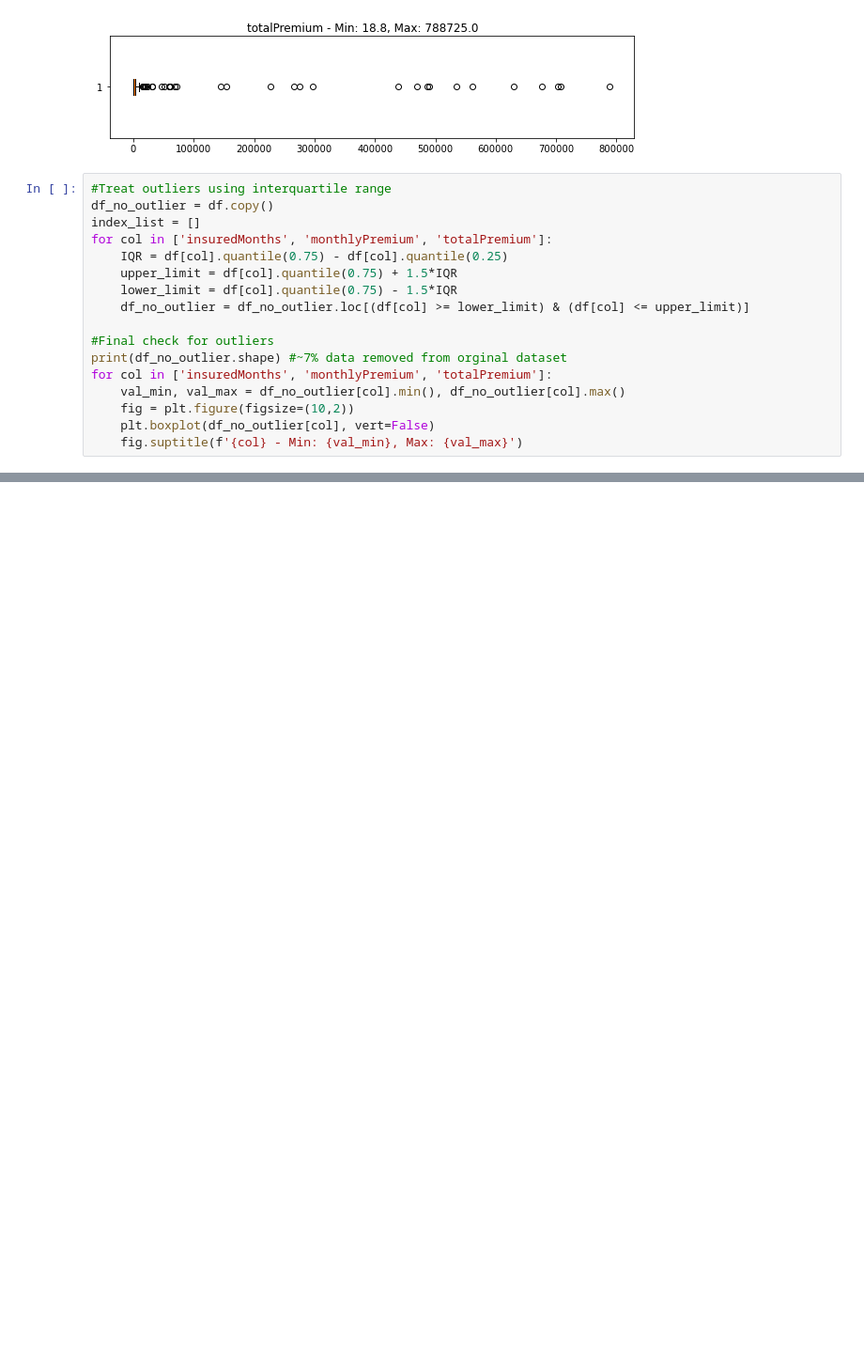
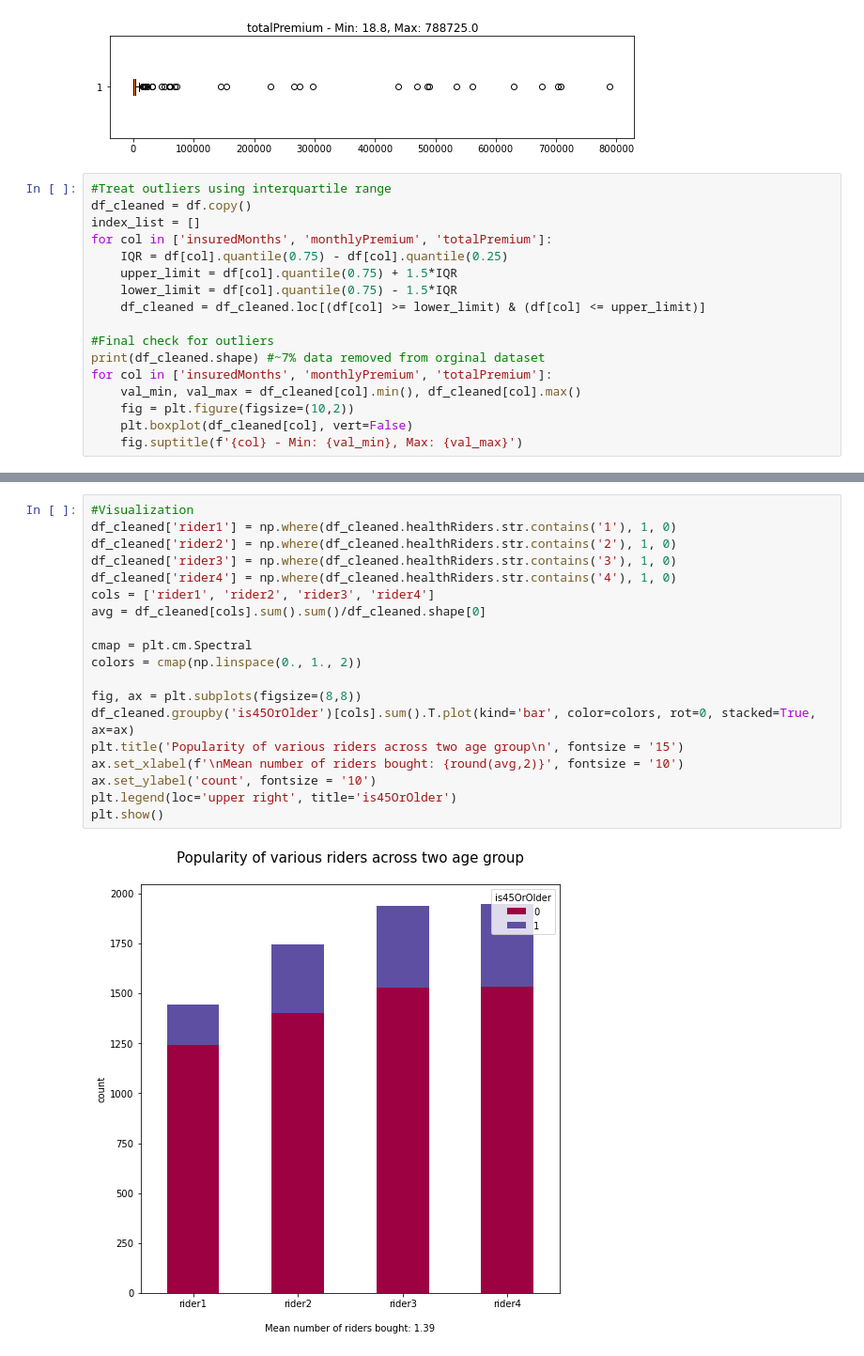
Before and after one commit to tayhuihong/VICA_submission, a Jupyter notebook: task1.ipynb, the cells around one changed output, grey strips where cells are left out. Shown at 94% size. Saved outputs shown, nothing was run; the diff lists cells and outputs as text; blank space fills up the shorter version.

Commit message:
Worked on data exploration
Finished data cleaning, tried to gather various insights about datasets

```diff
--- a/task1.ipynb
+++ b/task1.ipynb
@@ -200,19 +218,19 @@ for col in ['insuredMonths', 'monthlyPremium', 'totalPremium']:
 [figure]
 # %%
 #Treat outliers using interquartile range
-df_no_outlier = df.copy()
+df_cleaned = df.copy()
 index_list = []
 for col in ['insuredMonths', 'monthlyPremium', 'totalPremium']:
     IQR = df[col].quantile(0.75) - df[col].quantile(0.25)
     upper_limit = df[col].quantile(0.75) + 1.5*IQR
     lower_limit = df[col].quantile(0.75) - 1.5*IQR
-    df_no_outlier = df_no_outlier.loc[(df[col] >= lower_limit) & (df[col] <= upper_limit)]
+    df_cleaned = df_cleaned.loc[(df[col] >= lower_limit) & (df[col] <= upper_limit)]
 
 #Final check for outliers
-print(df_no_outlier.shape) #~7% data removed from orginal dataset
+print(df_cleaned.shape) #~7% data removed from orginal dataset
 for col in ['insuredMonths', 'monthlyPremium', 'totalPremium']:
-    val_min, val_max = df_no_outlier[col].min(), df_no_outlier[col].max()
+    val_min, val_max = df_cleaned[col].min(), df_cleaned[col].max()
     fig = plt.figure(figsize=(10,2))
-    plt.boxplot(df_no_outlier[col], vert=False)
+    plt.boxplot(df_cleaned[col], vert=False)
     fig.suptitle(f'{col} - Min: {val_min}, Max: {val_max}')
 # %% [output]
@@ -222,0 +249,21 @@ for col in ['insuredMonths', 'monthlyPremium', 'totalPremium']:
+# %%
+#Visualization
+df_cleaned['rider1'] = np.where(df_cleaned.healthRiders.str.contains('1'), 1, 0)
+df_cleaned['rider2'] = np.where(df_cleaned.healthRiders.str.contains('2'), 1, 0)
+df_cleaned['rider3'] = np.where(df_cleaned.healthRiders.str.contains('3'), 1, 0)
+df_cleaned['rider4'] = np.where(df_cleaned.healthRiders.str.contains('4'), 1, 0)
+cols = ['rider1', 'rider2', 'rider3', 'rider4']
+avg = df_cleaned[cols].sum().sum()/df_cleaned.shape[0]
+
+cmap = plt.cm.Spectral
+colors = cmap(np.linspace(0., 1., 2))
+
+fig, ax = plt.subplots(figsize=(8,8))
+df_cleaned.groupby('is45OrOlder')[cols].sum().T.plot(kind='bar', color=colors, rot=0, stacked=True, ax=ax)
+plt.title('Popularity of various riders across two age group\n', fontsize = '15')
+ax.set_xlabel(f'\nMean number of riders bought: {round(avg,2)}', fontsize = '10')
+ax.set_ylabel('count', fontsize = '10')
+plt.legend(loc='upper right', title='is45OrOlder')
+plt.show()
+# %% [output]
+[figure, added]
```
Also changed, not shown: parts of 16 cells of this notebook.
